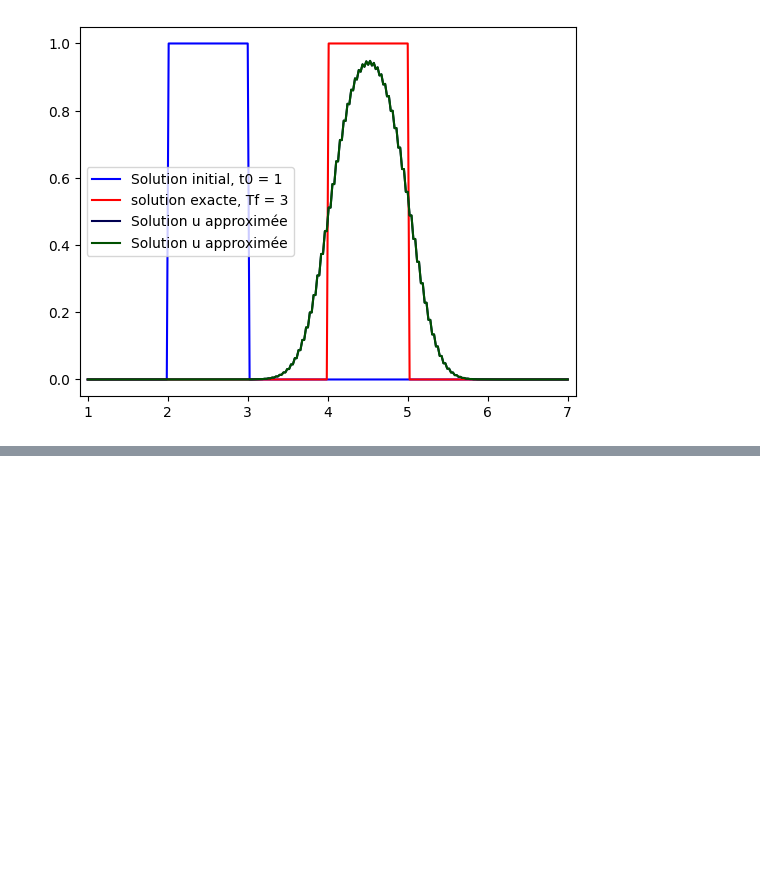
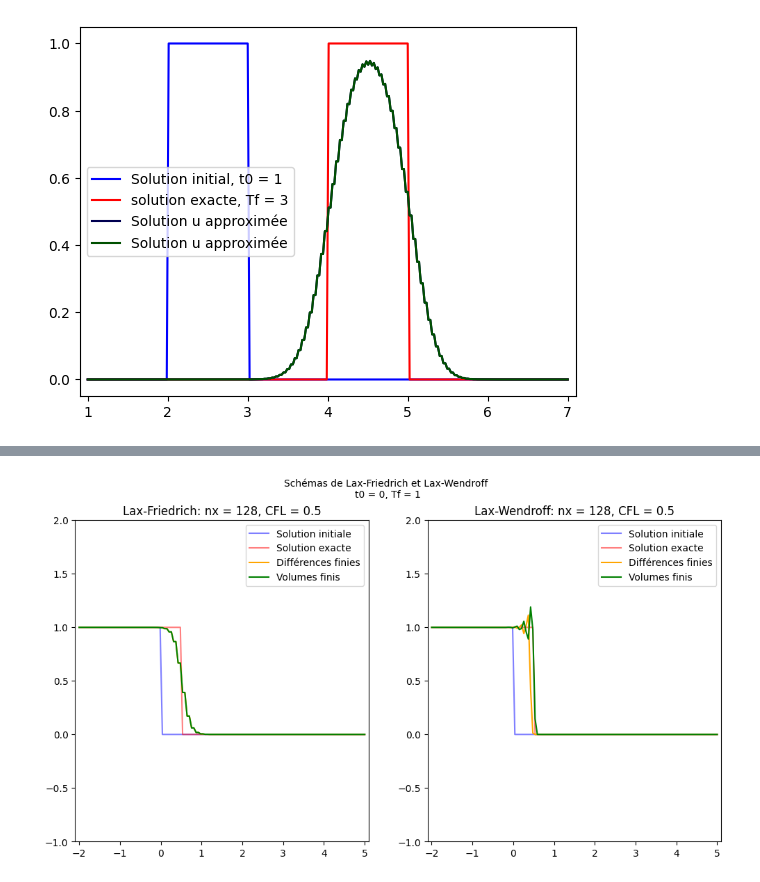
Before and after one commit to Golto/SSPM-M1-hyperbolic-edp, a Jupyter notebook: playground.ipynb, the cells around one changed output, grey strips where cells are left out. Cells and saved outputs as stored; diff of their text form; code cells hidden in the pictures; blank space fills up the shorter version.

```diff
--- a/playground.ipynb
+++ b/playground.ipynb
@@ -333,0 +324,89 @@ HyperbolicEquation:
+# %%
+def showTestCase(testName, nx = 128):
+
+    # equation and model
+    he = TEST_CASES[testName]
+
+    print(he)
+
+    hm = HyperbolicModel(
+        equation = he,
+        model = psl.Model(nx = nx, nt = None, cfl = 0.5)
+    )
+
+    # time between t0 and tf
+    timePassed = hm.equation.bounds.t.getLength()
+
+    # exact and approximation
+    x, ulffd = hm.approxFixedCFL("LaxFriedrich", "FiniteDifferences")
+    _, ulffv = hm.approxFixedCFL("LaxFriedrich", "FiniteVolumes")
+    _, ulwfd = hm.approxFixedCFL("LaxWendroff", "FiniteDifferences")
+    _, ulwfv = hm.approxFixedCFL("LaxWendroff", "FiniteVolumes")
+    u0 = hm.equation.initial(x)
+
+    uex = None
+    if hm.equation.exact:
+        uex = hm.equation.exact(timePassed, x)
+
+    # plotting
+    fig, axs = plt.subplots(1, 2, figsize=(12, 6))
+
+    # Lax-Friedrich plots
+    hm.plot(axs[0], x, u0, label="Solution initiale", color="blue", alpha=0.5)
+    if hm.equation.exact:
+        hm.plot(axs[0], x, uex, label="Solution exacte", color="red", alpha=0.5)
+    hm.plot(axs[0], x, ulffd, label="Différences finies", color="orange")
+    hm.plot(axs[0], x, ulffv, label="Volumes finis", color="green")
+    axs[0].set_title(f"Lax-Friedrich: nx = {nx}, CFL = {hm.model.cfl}")
+    axs[0].legend()
+
+    # Lax-Wendroff plots
+    hm.plot(axs[1], x, u0, label="Solution initiale", color="blue", alpha=0.5)
+    if hm.equation.exact:
+        hm.plot(axs[1], x, uex, label="Solution exacte", color="red", alpha=0.5)
+    hm.plot(axs[1], x, ulwfd, label="Différences finies", color="orange")
+    hm.plot(axs[1], x, ulwfv, label="Volumes finis", color="green")
+    axs[1].set_title(f"Lax-Wendroff: nx = {nx}, CFL = {hm.model.cfl}")
+    axs[1].legend()
+
+    # rescale y
+    maximum = np.max(u0)
+    minimum = np.min(u0)
+    delta = 1.0
+
+    for ax in axs:
+        ax.set_ylim(minimum - delta, maximum + delta)
+
+    t0 = hm.equation.bounds.t.min
+    Tf = hm.equation.bounds.t.max
+    fig.suptitle(f"Schémas de Lax-Friedrich et Lax-Wendroff \nt0 = {t0}, Tf = {Tf}", fontsize=10)
+
+    # save results as '.png'
+    plt.savefig(f'assets/{testName}__nx_{nx}.png')
+
+    # show
+    plt.show()
+
+
+showTestCase("quadratic_step10_0")
+
+"""
+showTestCase("debug")
+showTestCase("debug2", 32)
+
+showTestCase("linear_ind01")
+showTestCase("linear_step10_0")
+showTestCase("linear_sawTooth01")
+showTestCase("linear_triangle012")
+
+showTestCase("linear5_2_ind01")
+showTestCase("linear5_2_step10_0")
+showTestCase("linear5_2_sawTooth01")
+showTestCase("linear5_2_triangle012")
+
+showTestCase("quadratic_ind01")
+showTestCase("quadratic_step10_0")
+showTestCase("quadratic_sawTooth01")
+showTestCase("quadratic_triangle012")
+"""
+# %% [output]
@@ -333,0 +416 @@ HyperbolicEquation:
+[figure, added]
```
Also changed, not shown: parts of 4 cells of this notebook, 12 other files.
